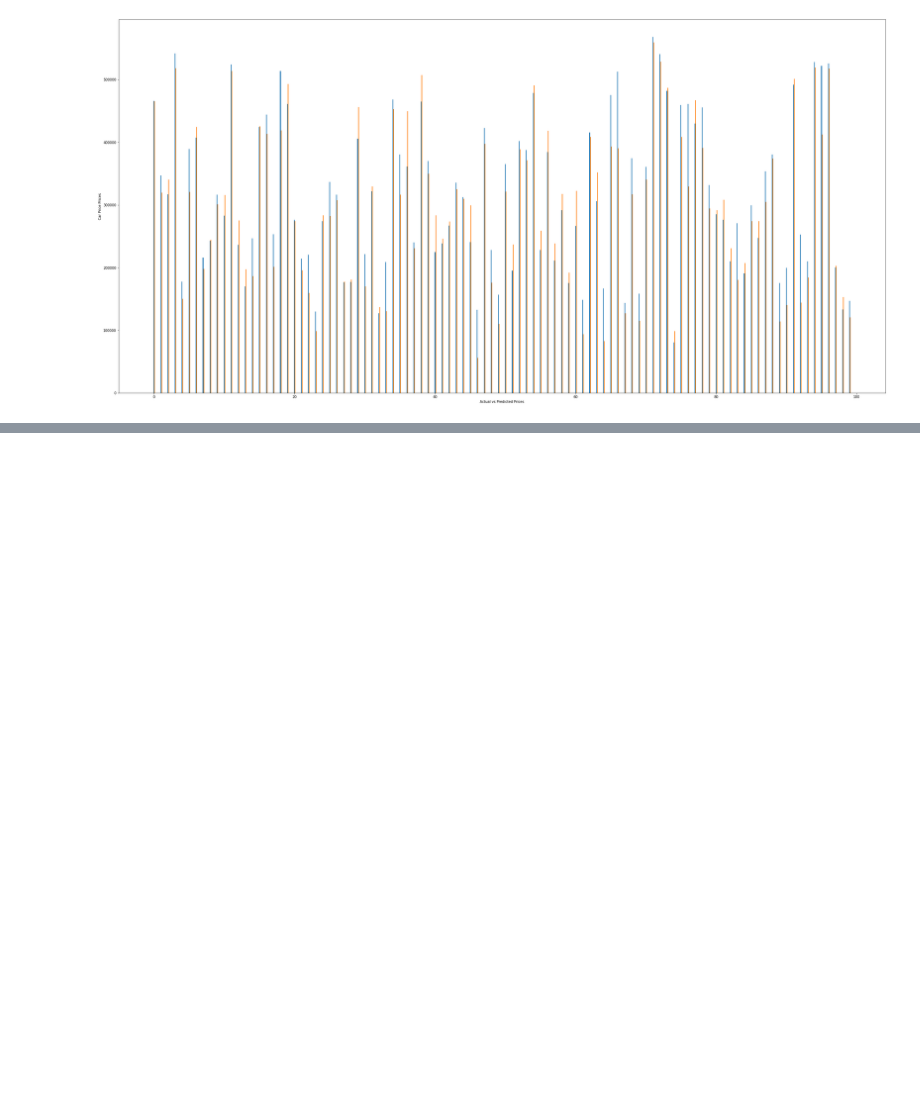
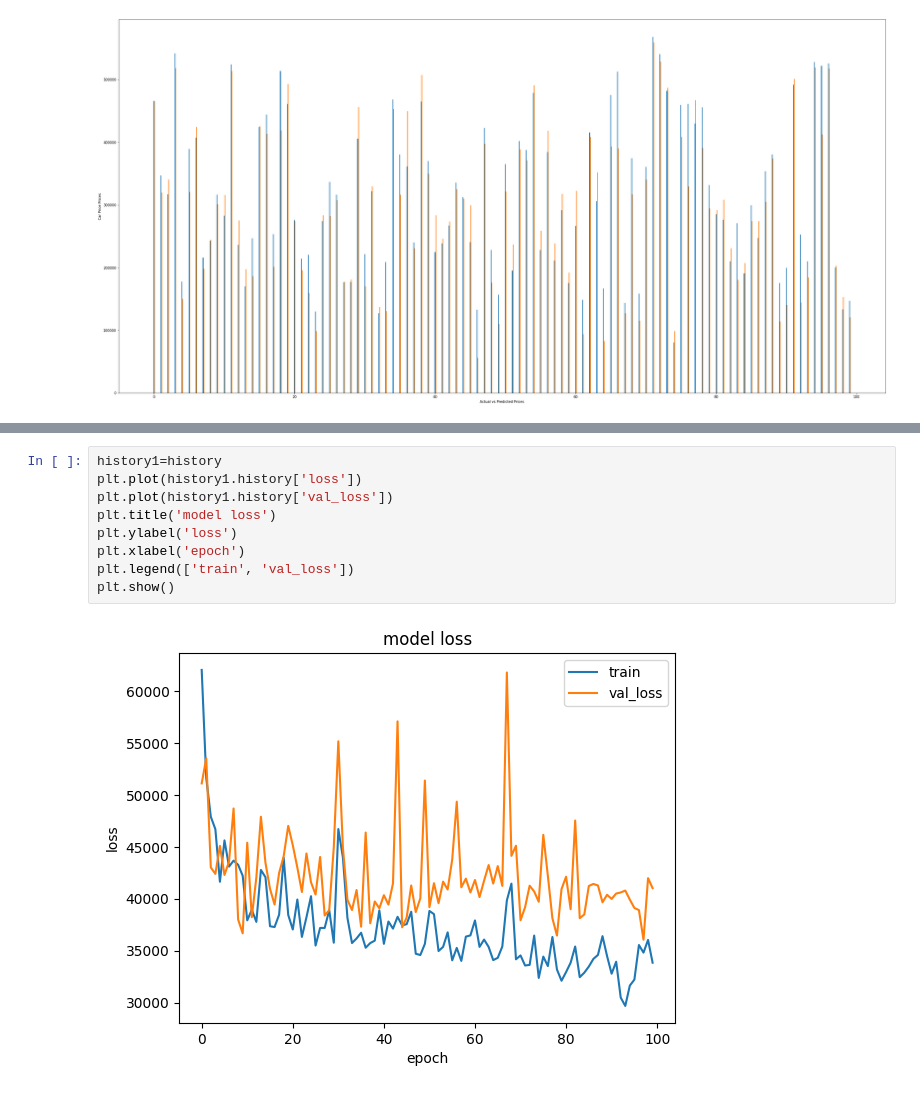
Before and after one commit to Juanjomm2001/deep-learning-with-tensorflow-2, a Jupyter notebook: deep learning for computer vision/1-Linear Regression for Predicting Price of second hand Cars by Neuralearn.ai-.ipynb, the cells around one changed output, grey strips where cells are left out. Saved outputs shown, nothing was run; the diff lists cells and outputs as text; blank space fills up the shorter version.

```diff
--- a/deep learning for computer vision/1-Linear Regression for Predicting Price of second hand Cars by Neuralearn.ai-.ipynb
+++ b/deep learning for computer vision/1-Linear Regression for Predicting Price of second hand Cars by Neuralearn.ai-.ipynb
@@ -334,0 +516,11 @@ plt.show()
+# %%
+history1=history
+plt.plot(history1.history['loss'])
+plt.plot(history1.history['val_loss'])
+plt.title('model loss')
+plt.ylabel('loss')
+plt.xlabel('epoch')
+plt.legend(['train', 'val_loss'])
+plt.show()
+# %% [output]
+[figure, added]
```
Also changed, not shown: parts of 49 cells of this notebook, 3 other files.
